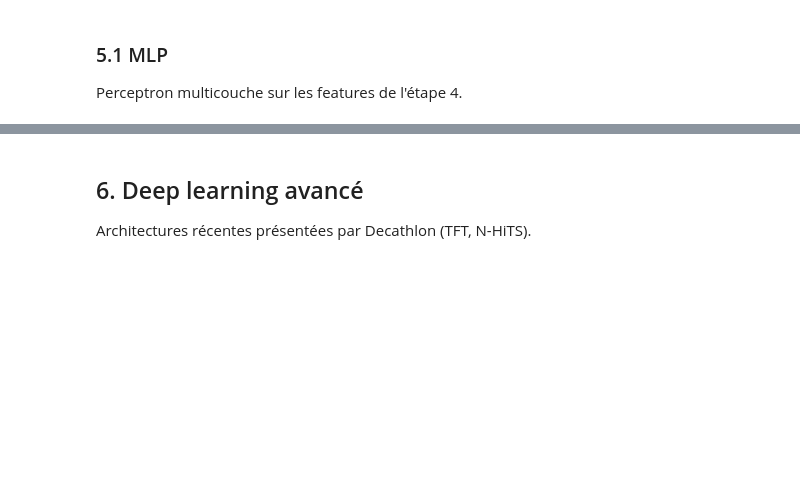
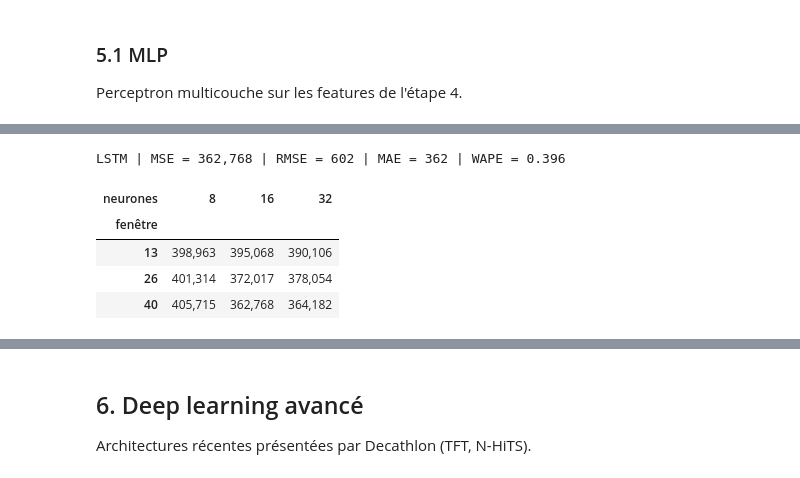
Before and after one commit to deboramendes27/decathlon-forecast, a Jupyter notebook: notebooks/02_modeles.ipynb, the cells around one changed output, grey strips where cells are left out. Saved outputs shown, nothing was run; the diff lists cells and outputs as text; code cells hidden in the pictures; blank space fills up the shorter version.

```diff
--- a/notebooks/02_modeles.ipynb
+++ b/notebooks/02_modeles.ipynb
@@ -546,0 +558,62 @@ Réseau récurrent sur des séquences de semaines.
+# %%
+import torch
+import torch.nn as nn
+torch.set_num_threads(4)
+
+class LSTMNet(nn.Module):
+    def __init__(self, n_features, hidden):
+        super().__init__()
+        self.lstm = nn.LSTM(n_features, hidden, batch_first=True)
+        self.head = nn.Linear(hidden, 1)
+
+    def forward(self, x):                      # x : (batch, semaines, features)
+        return self.head(self.lstm(x)[0]).squeeze(-1)
+
+def make_lstm_forecast(window=40, hidden=16, epochs=300, n_seeds=5, lr=0.01, weight_decay=1e-4):
+    def forecast(past, fut):
+        X_past, X_fut = ml_features(past), ml_features(fut)
+        mu, sd = X_past.mean(), X_past.std().replace(0, 1)
+        X_past = ((X_past - mu) / sd).values.astype('float32')
+        X_fut = ((X_fut - mu) / sd).values.astype('float32')
+        y = np.log1p(past.sales.values).astype('float32')
+        y_mu, y_sd = y.mean(), y.std()
+        y_std = (y - y_mu) / y_sd
+
+        starts = range(len(y) - window + 1)    # fenêtres glissantes de `window` semaines
+        X_win = torch.tensor(np.stack([X_past[s:s + window] for s in starts]))
+        y_win = torch.tensor(np.stack([y_std[s:s + window] for s in starts]))
+
+        preds = []
+        for seed in range(n_seeds):
+            torch.manual_seed(seed)
+            net = LSTMNet(X_past.shape[1], hidden)
+            opt = torch.optim.Adam(net.parameters(), lr=lr, weight_decay=weight_decay)
+            for _ in range(epochs):
+                opt.zero_grad()
+                loss = ((net(X_win) - y_win) ** 2).mean()
+                loss.backward()
+                opt.step()
+            with torch.no_grad():
+                preds.append(net(torch.tensor(X_fut)[None])[0].numpy())
+        log_pred = np.mean(preds, axis=0) * y_sd + y_mu
+        return pd.Series(np.expm1(log_pred), index=fut.index)
+    return forecast
+
+lstm_forecast = make_lstm_forecast()
+evaluate('LSTM', lstm_forecast);
+# %% [output]
+LSTM | MSE = 362,768 | RMSE = 602 | MAE = 362 | WAPE = 0.396
+# %%
+# Sensibilité aux hyperparamètres (longueur des fenêtres × taille de la couche cachée)
+sens = []
+for window in [13, 26, 40]:
+    for hidden in [8, 16, 32]:
+        pred = make_lstm_forecast(window=window, hidden=hidden)(val_train, val_future.drop(columns='sales')).clip(lower=0)
+        sens.append({'fenêtre': window, 'neurones': hidden, 'MSE': metrics(y_val, pred)['MSE']})
+pd.DataFrame(sens).pivot(index='fenêtre', columns='neurones', values='MSE').style.format('{:,.0f}')
+# %% [output]
+| neurones | 8 | 16 | 32 |
+| fenêtre |  |  |  |
+| 13 | 398,963 | 395,068 | 390,106 |
+| 26 | 401,314 | 372,017 | 378,054 |
+| 40 | 405,715 | 362,768 | 364,182 |
```
Also changed, not shown: parts of 8 cells of this notebook, 2 other files.
